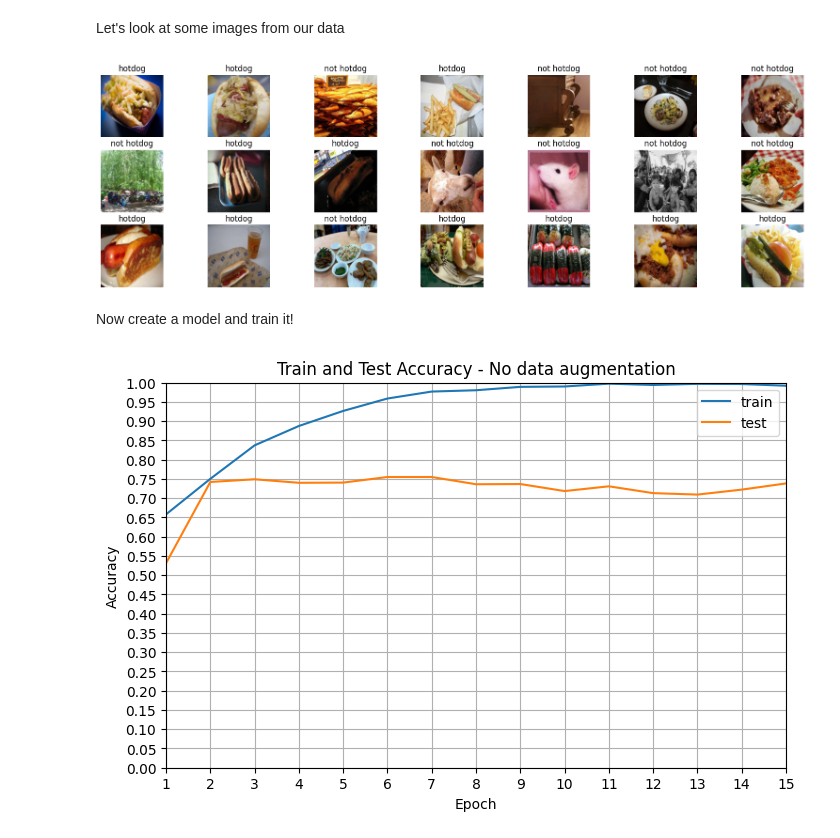
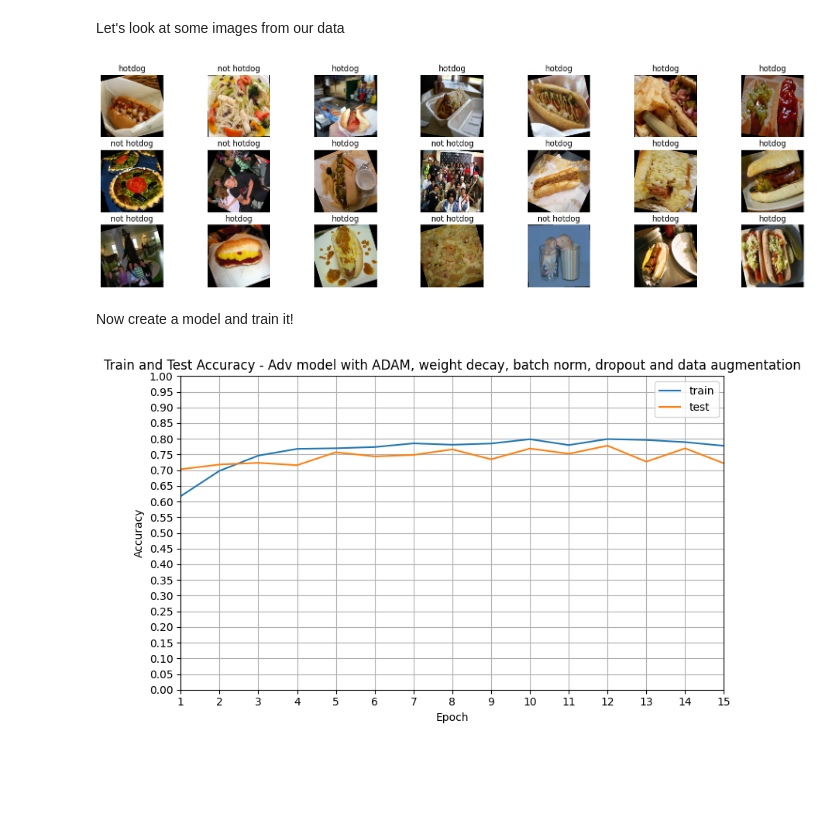
Before and after one commit to MathiasDamsgaard/IntroDeepCompVision_projects, a Jupyter notebook: Project_1/IDLCV_Project_1_hotdog.ipynb, the cells around one changed output. Cells and saved outputs as stored; diff of their text form; code cells hidden in the pictures; blank space fills up the shorter version.

Commit message:
Trained 10 different models

```diff
--- a/Project_1/IDLCV_Project_1_hotdog.ipynb
+++ b/Project_1/IDLCV_Project_1_hotdog.ipynb
@@ -55,9 +57,9 @@ class Hotdog_NotHotdog(torch.utils.data.Dataset):
 Below is the simple way of converting the images to something that can be fed through a network.
 Feel free to use something other than $128\times128$ images.
 # %%
-size = 128
+size = 224
 train_transform = transforms.Compose([transforms.Resize((size, size)),
-                                      #transforms.RandomRotation(45),
+                                      transforms.RandomRotation(25),
                                       transforms.ToTensor()])
 test_transform = transforms.Compose([transforms.Resize((size, size)),
                                      transforms.ToTensor()])
@@ -79,7 +81,7 @@ for i in range(21):
     plt.title(['hotdog', 'not hotdog'][labels[i].item()])
     plt.axis('off')
 # %% [output]
-[figure, old version]
+[figure, new version]
 # %% [markdown]
 Now create a model and train it!
 # %%
@@ -103,6 +105,7 @@ class Net(nn.Module):
         )
 
         self.fully_connected = nn.Sequential(
+            #nn.Linear(size**2 * 16 // 4, 500),
             nn.Linear(size**2 * 32 // 4 // 4, 500),
             nn.ReLU(),
             nn.Dropout(0.3),
@@ -117,11 +120,12 @@ class Net(nn.Module):
 
 model = Net()
 model.to(device)
+model_name = 'adv_model_full'
 
 # Define loss function and optimizer
-criterion = nn.CrossEntropyLoss()
-#optimizer = torch.optim.SGD(model.parameters(), lr=0.1, weight_decay=1e-6) #, momentum=0.9)
-optimizer = torch.optim.Adam(model.parameters(), lr=0.001, weight_decay=1e-4)
+# criterion = nn.CrossEntropyLoss()
+# optimizer = torch.optim.SGD(model.parameters(), lr=0.01, momentum=0.9)
+optimizer = torch.optim.Adam(model.parameters(), lr=0.001, weight_decay=1e-2)
 # %%
 num_epochs = 15
 train_acc, test_acc = [], []
@@ -139,9 +143,9 @@ for epoch in tqdm(range(num_epochs), unit="epoch"):
         # Forward pass your image through the network
         output = model(data)
 
-        # Compute the loss
-        loss = F.nll_loss(F.log_softmax(output), target)
-        #loss = criterion(output, target)
+        # Compute the loss (compute log_softmax over class dimension)
+        loss = F.nll_loss(F.log_softmax(output, dim=1), target)
+        # loss = criterion(output, target)
 
         # Backward pass through the network
         loss.backward()
@@ -170,18 +178,20 @@ for epoch in tqdm(range(num_epochs), unit="epoch"):
 # %%
 # Plot train and test accuracy curves
 plt.figure(figsize=(8,5))
-plt.title("Train and Test Accuracy - No data augmentation")
+plt.title("Train and Test Accuracy - Adv model with ADAM, weight decay, batch norm, dropout and data augmentation")
 epochs = range(1, num_epochs + 1)
 plt.plot(epochs, train_acc, label="train")
 plt.plot(epochs, test_acc, label="test")
 plt.xlabel("Epoch")
 plt.ylabel("Accuracy")
 plt.xlim(1, num_epochs)
 plt.ylim(0, 1)
 plt.xticks(np.arange(1, num_epochs + 1, 1))
 plt.yticks(np.arange(0, 1.05, 0.05))
 plt.legend()
 plt.grid()
+plt.tight_layout()
+plt.savefig(f'figures/{model_name}_accuracy.jpg')
 plt.show()
 # %% [output]
-[figure, old version]
+[figure, new version]
```
Also changed, not shown: parts of 6 cells of this notebook, 10 other files.
